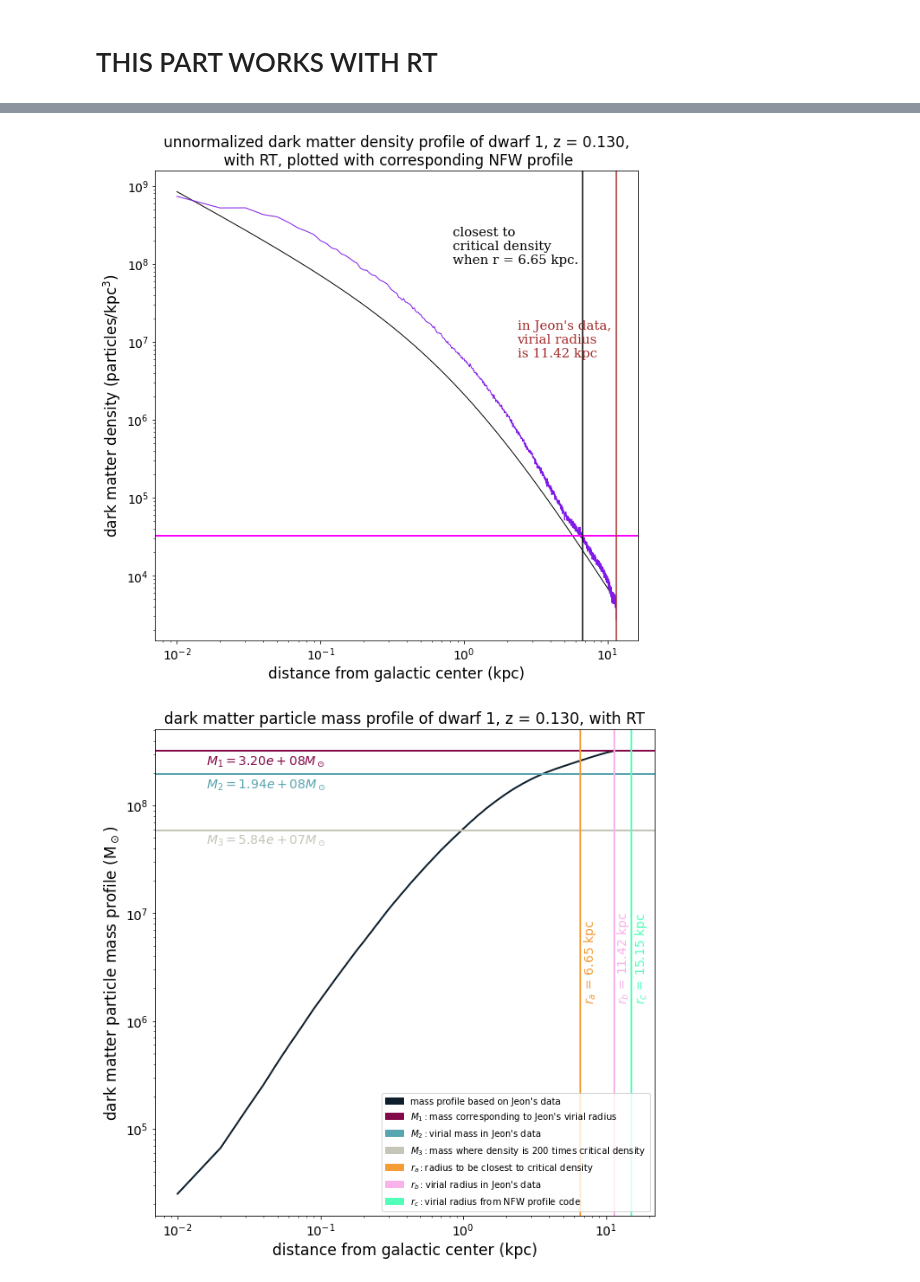
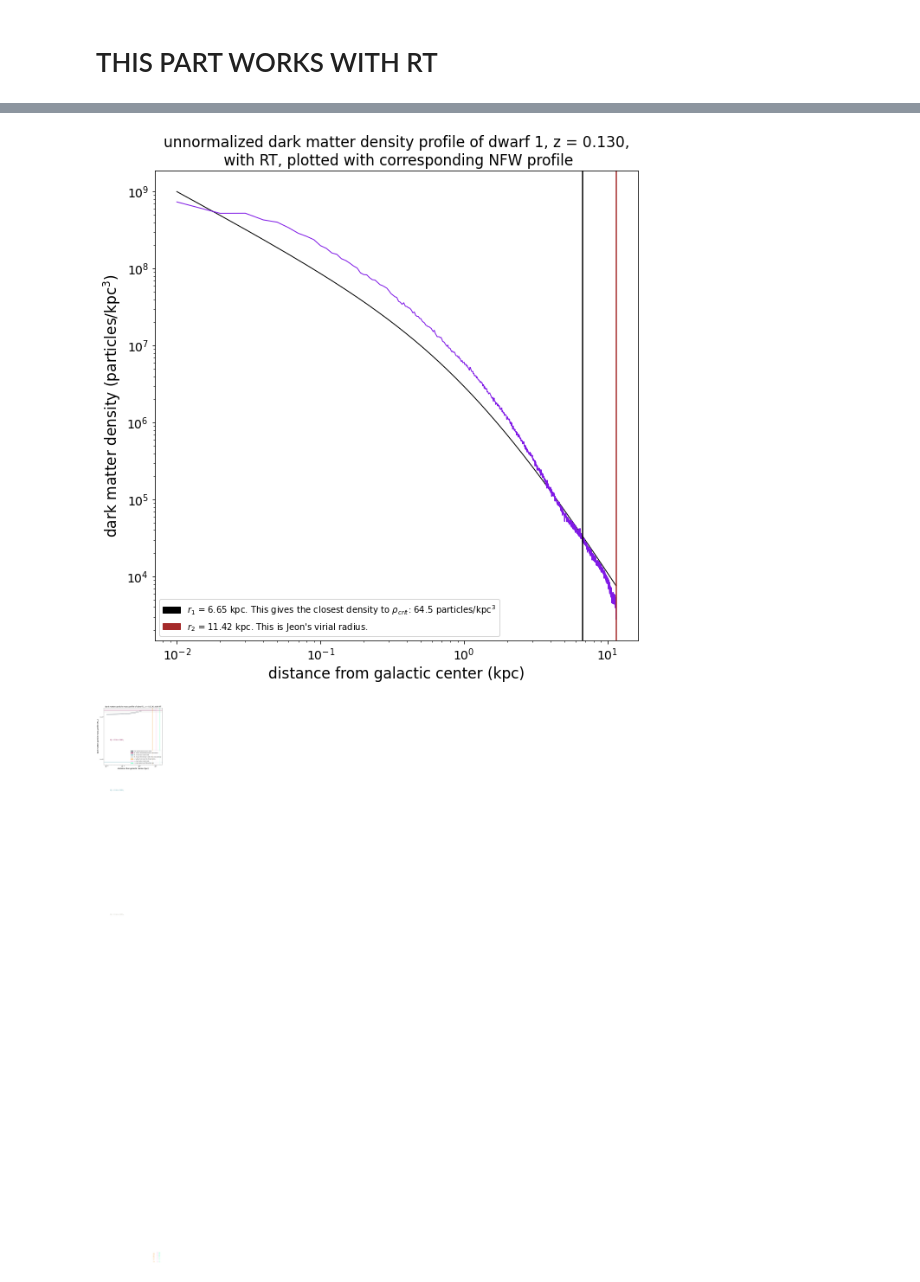
Before and after one commit to nguyenbinh1612/Binh_UFD, a Jupyter notebook: fit-with-NFW-dwarf1.ipynb, the cells around one changed output, grey strips where cells are left out. Saved outputs shown, nothing was run; the diff lists cells and outputs as text; code cells hidden in the pictures.

Commit message:
fitted new NFT profiles based on Jeon's virial radius's mass

```diff
--- a/fit-with-NFW-dwarf1.ipynb
+++ b/fit-with-NFW-dwarf1.ipynb
@@ -273,7 +283,7 @@ densityprof290 = density_profile290 / density_profile290[1]
 # %%
 # pick a halo mass, change the concentration
 
-halo7 = NFW(1.944113e+08)
+halo7 = NFW(mass_profile290[np.size(mass_profile290) - 1])
 r_s7 = halo7.r_s()
 c_vir7 = halo7.c_vir()
 print('r_s =', r_s7)
@@ -412,7 +422,11 @@ rho_crit = 200 * 161.7
 deviation_from_rho_crit = abs(density_profile290 * 500 - rho_crit)
 index = np.where(deviation_from_rho_crit == min(deviation_from_rho_crit))
 radius_at_rho_crit = rad_array290[index][0]
-result = "closest to\ncritical density\nwhen r = " + str(radius_at_rho_crit) + " kpc."
+
+rad_1 = "$r_1$ = " + str(radius_at_rho_crit) + " kpc. This gives the closest density to $ρ_{crit}$: " + \
+str(round(density_profile290[index][0], 2)) + " particles/kpc$^3$"
+# multiply the density here by 500 to make the horizontal & vertical lines intersect!
+rad_2 = "$r_2$ = " + str(round(1.141584e+04 * 0.001, 2)) + " kpc. This is Jeon's virial radius."
 
 density_profile6 = halo7.rho(radius7)
 
@@ -420,9 +434,12 @@ plt.figure(figsize=(10, 10))
 
 plt.plot(radius7, density_profile7, color='black', linewidth=1)
 plt.plot(radius7, density_profile290 * 500, color=(0.5, 0.1, 0.9, 1), linewidth=1)
-plt.axhline(rho_crit, color='#FF00FF', linewidth=2)
 plt.axvline(radius_at_rho_crit, color='black')
 plt.axvline(1.141584e+04 * 0.001, color='brown')
+legend1 = mpatches.Patch(color='black', label=rad_1)
+legend2 = mpatches.Patch(color='brown', label=rad_2)
+
+plt.legend(handles=[legend1, legend2], loc='lower left')
 
 plt.xlabel('distance from galactic center (kpc)', fontsize=17)
 plt.ylabel('dark matter density (particles/kpc$^3$)', fontsize=17) # using LATEX here!
@@ -432,27 +449,15 @@ plt.xscale('log')
 plt.yscale('log')
 
 plt.title('unnormalized dark matter density profile of dwarf 1, z = 0.130,\n with RT, plotted with corresponding NFW profile', loc='center', fontsize=17)
-plt.text(10**-0.08, 10**8, result, \
-         fontsize=15, color='black', fontfamily='serif')
-plt.text(10**0.37, 10**6.8, "in Jeon's data,\nvirial radius\nis " + str(round(1.141584e+04 * 0.001, 2)) + " kpc", \
-         fontsize=15, color='brown', fontfamily='serif')
 
 plt.show()
 # %% [output]
-[figure, old version]
+[figure, new version]
 # %%
 # plotting the mass profile at this redshift
 
-mass_profile290 = np.zeros(np.size(rad_array290))
-h = 0
-for radius_value in rad_array290:
-    particles = np.where((r290 < (radius_value + 0.01)))
-    how_many_particles = np.size(particles)
-    mass_profile290[h] = how_many_particles * 500
-    h += 1
-
-rho_crit_200 = rho_crit * 200
-deviate = abs(density_profile290 * 500 - rho_crit_200)
+new_density = rho_crit * 200
+deviate = abs(density_profile290 * 500 - new_density)
 ind = np.where(deviate == min(deviate))
 mass_at_200_times_rho_crit = mass_profile290[ind][0]
 
@@ -471,32 +476,31 @@ legend3 = mpatches.Patch(color='#58A4B0', label="$M_2:$virial mass in Jeon's dat
 legend3a = mpatches.Patch(color='#C6C5B9', label="$M_3:$mass where density is 200 times critical density")
 legend4 = mpatches.Patch(color='#F49D37', label="$r_a:$radius to be closest to critical density")
 legend5 = mpatches.Patch(color='#FAB2EA', label="$r_b:$virial radius in Jeon's data")
 legend6 = mpatches.Patch(color='#52FFB8', label="$r_c:$virial radius from NFW profile code")
 
 plt.legend(handles=[legend1, legend2, legend3, legend3a, legend4, legend5, legend6], loc='lower right')
 
 plt.xlabel('distance from galactic center (kpc)', fontsize=17)
 plt.ylabel('dark matter particle mass profile (M$_\odot$)', fontsize=17) # using LATEX here!
 plt.xticks(fontsize=14)
 plt.yticks(fontsize=14)
 plt.xscale('log')
 plt.yscale('log')
 
 plt.title('dark matter particle mass profile of dwarf 1, z = 0.130, with RT', loc='center', fontsize=17)
 plt.text(10**-1.8, 10**8.38, '''$M_1 = ''' + str(format(mass_profile290[np.size(mass_profile290) - 1], '.2e')) + \
          '''M_\odot$''', fontsize=14, color='#830A48')
 plt.text(10**-1.8, 10**8.17, '''$M_2 = ''' + str(format(1.944113e+08, '.2e')) + '''M_\odot$''', \
          fontsize=14, color='#58A4B0')
 plt.text(10**-1.8, 10**7.65, '''$M_3 = ''' + str(format(mass_at_200_times_rho_crit, '.2e')) + \
          '''M_\odot$''',fontsize=14, color='#C6C5B9')
 plt.text(10**0.835, 10**6.2, '''$r_a$ = ''' + str(round(radius_at_rho_crit, 2)) + ''' kpc''', \
          rotation=90, fontsize=14, color='#F49D37')
 plt.text(10**1.066, 10**6.2, '''$r_b$ = ''' + str(round(1.141584e+04 * 0.001, 2)) + ''' kpc''', \
          rotation=90, fontsize=14, color='#FAB2EA')
 plt.text(10**1.19, 10**6.2, '''$r_c$ = ''' + str(round(halo7.r_vir(), 2)) + ''' kpc''', \
          rotation=90, fontsize=14, color='#52FFB8')
 
-
 plt.show()
 # %% [output]
-[figure, old version]
+[figure, new version]
```
Also changed, not shown: parts of 12 cells of this notebook.
